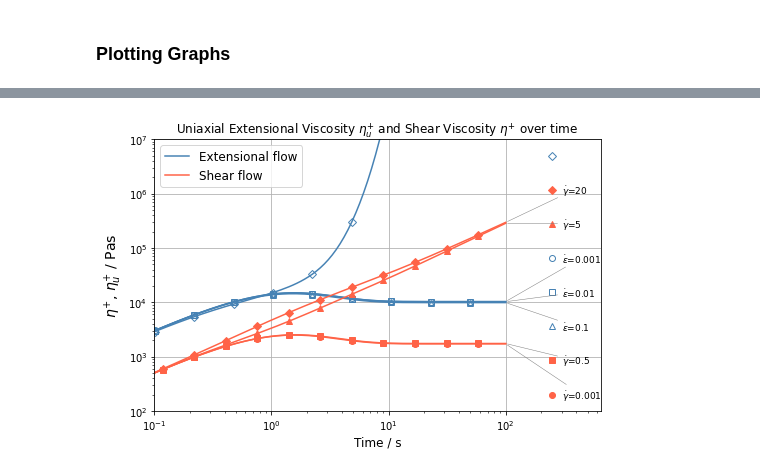
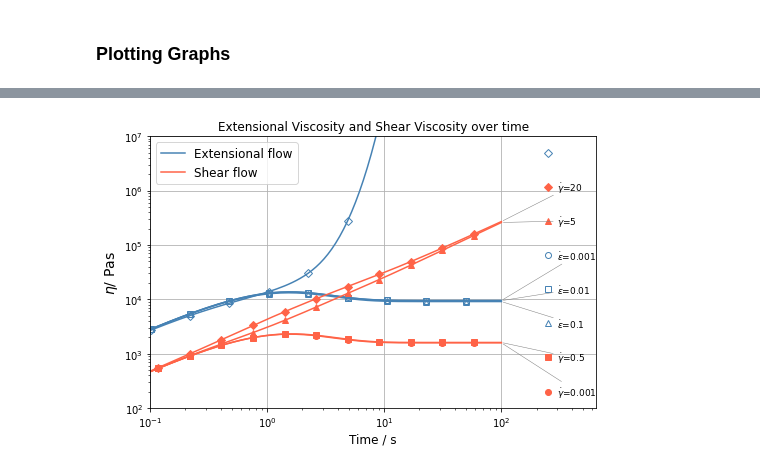
Before and after one commit to sc-coding-work/Sticky_Dumbbell_MS_Project, a Jupyter notebook: Sticky_Dumbbell_4.ipynb, the cells around one changed output, grey strips where cells are left out. Cells and saved outputs as stored; diff of their text form; code cells hidden in the pictures.

```diff
--- a/Sticky_Dumbbell_4.ipynb
+++ b/Sticky_Dumbbell_4.ipynb
@@ -225,4 +323,7 @@ fig.savefig("extens_visc_2nd_new_vals_set_fp=0.png", dpi=300, bbox_inches="tight
 # %%
+import numpy as np
+import matplotlib.pyplot as plt
+import matplotlib.lines as mlines
 fig, ax = plt.subplots(figsize=(8, 5))
 ext_color   = 'steelblue'
 shear_color = 'tomato'
@@ -239,13 +340,13 @@ for i in range(len(StrainRate)):
     shear_visc_u = sigma_u_list[i][:, 0, 1]/StrainRate[i]
     shear_visc_b = sigma_b_list[i][:, 0, 1]/StrainRate[i]
 
-    ax.plot(t, uniaxial_ext_visc_u, color=ext_color,   label='_nolegend_', marker=ext_markers[i],
+    ax.plot(t, uniaxial_ext_visc_b, color=ext_color,   label='_nolegend_', marker=ext_markers[i],
             markevery=10, markersize=6, fillstyle='none')
-    ax.plot(t, shear_visc_u,        color=shear_color, label='_nolegend_', marker=shear_markers[i],
+    ax.plot(t, shear_visc_b,        color=shear_color, label='_nolegend_', marker=shear_markers[i],
             markevery=8, markersize=6, fillstyle='full')
 
-    endpoints.append((uniaxial_ext_visc_u[-1], fr"$\dot{{\epsilon}}$={ext_StrainRate[i]}", ext_color))
-    endpoints.append((shear_visc_u[-1],         fr"$\dot{{\gamma}}$={StrainRate[i]}",       shear_color))
+    endpoints.append((uniaxial_ext_visc_b[-1], fr"$\dot{{\epsilon}}$={ext_StrainRate[i]}", ext_color))
+    endpoints.append((shear_visc_b[-1],         fr"$\dot{{\gamma}}$={StrainRate[i]}",       shear_color))
 
 # --- All axis formatting FIRST ---
 ext_handle   = mlines.Line2D([], [], color=ext_color,   label='Extensional flow')
@@ -283,4 +384,7 @@ fig.savefig("extens_visc_2nd_new_vals_set_fp=0.png", dpi=300, bbox_inches="tight
 # %%
+import numpy as np
+import matplotlib.pyplot as plt
+import matplotlib.lines as mlines
 fig, ax = plt.subplots(figsize=(8, 5))
 ext_color   = 'steelblue'
 shear_color = 'tomato'
@@ -296,13 +400,16 @@ for i in range(len(StrainRate)):
     shear_visc_u = sigma_u_list[i][:, 0, 1]/StrainRate[i]
     shear_visc_b = sigma_b_list[i][:, 0, 1]/StrainRate[i]
 
-    ax.plot(t, uniaxial_ext_visc_u, color=ext_color,   label='_nolegend_', marker=ext_markers[i],
+    uniax_ext_visc = p*uniaxial_ext_visc_b + (1-p)*uniaxial_ext_visc_u
+    shear_visc = p*shear_visc_b + (1-p)*shear_visc_u
+
+    ax.plot(t, uniax_ext_visc, color=ext_color,   label='_nolegend_', marker=ext_markers[i],
             markevery=10, markersize=6, fillstyle='none')
-    ax.plot(t, shear_visc_u,        color=shear_color, label='_nolegend_', marker=shear_markers[i],
+    ax.plot(t, shear_visc,        color=shear_color, label='_nolegend_', marker=shear_markers[i],
             markevery=8, markersize=6, fillstyle='full')
 
-    endpoints.append((uniaxial_ext_visc_u[-1], fr"$\dot{{\epsilon}}$={ext_StrainRate[i]}", ext_color,   ext_markers[i],   'none'))
-    endpoints.append((shear_visc_u[-1],         fr"$\dot{{\gamma}}$={StrainRate[i]}",       shear_color, shear_markers[i], 'full'))
+    endpoints.append((uniax_ext_visc[-1], fr"$\dot{{\epsilon}}$={ext_StrainRate[i]}", ext_color,   ext_markers[i],   'none'))
+    endpoints.append((shear_visc[-1],         fr"$\dot{{\gamma}}$={StrainRate[i]}",       shear_color, shear_markers[i], 'full'))
 
 # --- All axis formatting FIRST ---
 ext_handle   = mlines.Line2D([], [], color=ext_color,   label='Extensional flow')
@@ -310,35 +417,35 @@ shear_handle = mlines.Line2D([], [], color=shear_color, label='Shear flow')
 ax.legend(handles=[ext_handle, shear_handle], fontsize=12)
 
 ax.set_xlabel("Time / s", fontsize=12)
-ax.set_ylabel(r"$\eta^{+}$, $\eta_{u}^{+}$ / Pas", fontsize=14)
-ax.set_title(r"Uniaxial Extensional Viscosity $\eta_{u}^{+}$ and Shear Viscosity $\eta^{+}$ over time")
+ax.set_ylabel(r"$\eta$/ Pas", fontsize=14)
+ax.set_title(r"Extensional Viscosity and Shear Viscosity over time")
 ax.set_xscale("log")
 ax.set_yscale("log")
 ax.set_ylim(1e2, 1e7)
 ax.set_xlim(0.1)
 x_min, x_max = ax.get_xlim()
-axs.set_xlim(0.1, x_max + 10000)  # add padding only to the right
+ax.set_xlim(0.1, x_max)  # add padding only to the right
 ax.grid(True)
 
 x_min, x_max = ax.get_xlim()
 ax.set_xlim(x_min, x_max * 3)
 
 # --- Annotations AFTER axis limits are set ---
 endpoints.sort(key=lambda x: x[0])
 y_spaced = np.logspace(np.log10(1e2 * 2), np.log10(1e7 * 0.5), len(endpoints))
 x_end = t[-1]
 
 for (y_actual, label, color, marker, fillstyle), y_text in zip(endpoints, y_spaced):
     ax.annotate(label,
                 xy=(x_end, y_actual),
                 xytext=(x_end * 3, y_text),  # shifted right to make room for marker
                 color='black', fontsize=9,
                 va='center',
                 arrowprops=dict(arrowstyle='-', color='grey', lw=0.5))
     # Marker symbol just to the left of the annotation text
     ax.plot(x_end * 2.5, y_text, marker=marker, color=color,
             fillstyle=fillstyle, markersize=6, linestyle='none')
 
 fig.savefig("macosko_comparison_graph.png", dpi=300, bbox_inches="tight")
 # %% [output]
-[figure, old version]
+[figure, new version]
```
Also changed, not shown: parts of 4 cells of this notebook, 2 other files.
